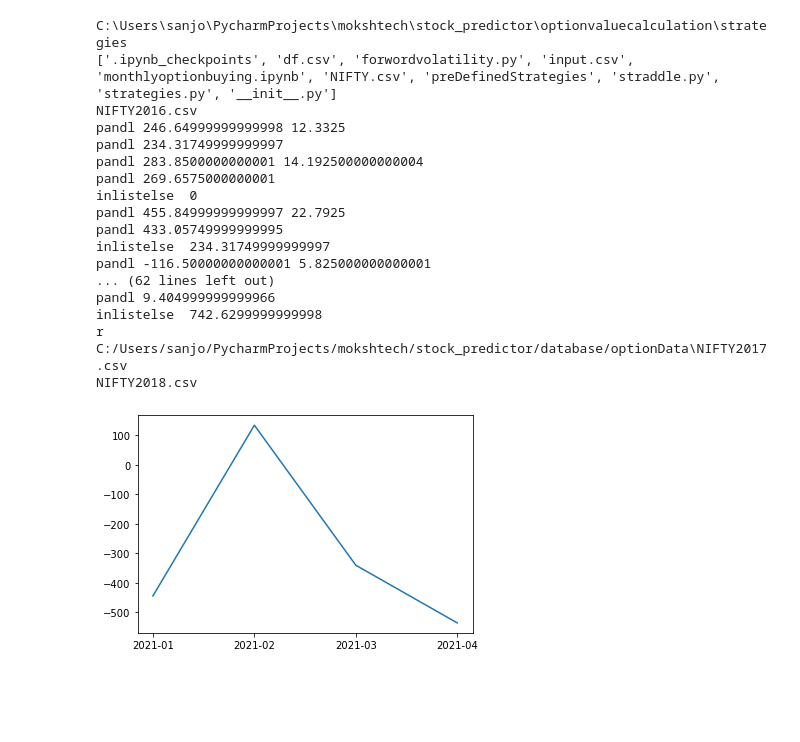
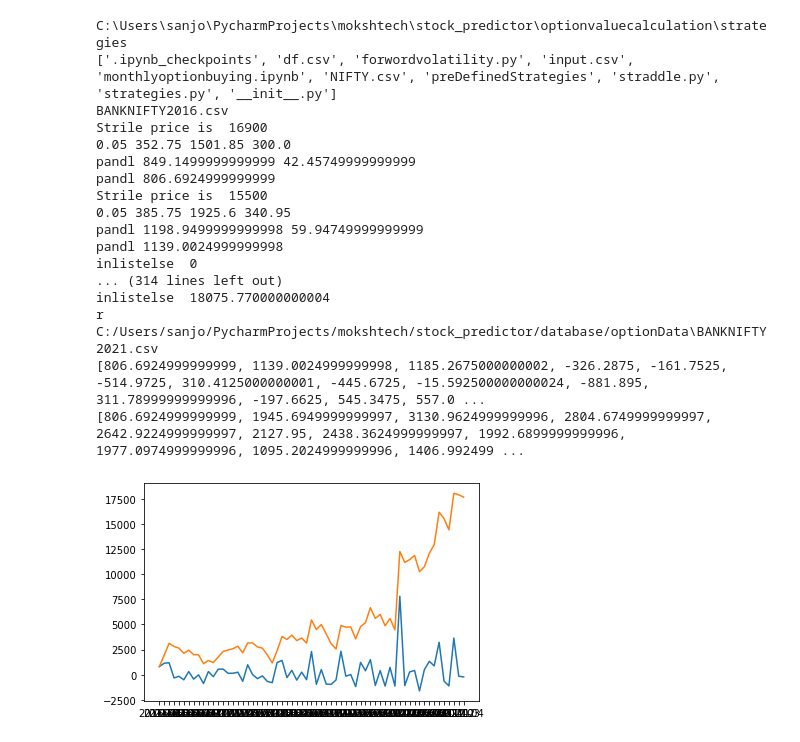
Before and after one commit to SanjotRaibagkar/mokshtech, a Jupyter notebook: stock_predictor/optionvaluecalculation/strategies/monthlyoptionbuying.ipynb, the cells around one changed output. Cells and saved outputs as stored; diff of their text form; code cells hidden in the pictures; blank space fills up the shorter version.

Commit message:
Added weeklyoption buying statergy notebook and some data file

```diff
--- a/stock_predictor/optionvaluecalculation/strategies/monthlyoptionbuying.ipynb
+++ b/stock_predictor/optionvaluecalculation/strategies/monthlyoptionbuying.ipynb
@@ -30,7 +32,7 @@ def getMonthlyExpirtyDate():
 # %%
 print(os.getcwd())
 print(os.listdir())
-symbol = 'NIFTY'
+symbol = 'BANKNIFTY'
 banknifty = pd.DataFrame()
 formatted_banknifyt_df = pd.DataFrame(['Year_month','P&L'])
 month_profit_loss = pd.DataFrame()
@@ -40,6 +42,7 @@ delta = relativedelta(years=+1)
 monthly_expirty_date = getMonthlyExpirtyDate()
 year_month_list =[]
 p_N_L_list =[]
+cum_p_N_L_list =[]
 slipage = 5
 
 try:
@@ -66,7 +69,7 @@ try:
             future_logic_df = group[group['INSTRUMENT']=='FUTIDX']
             future_logic_df = future_logic_df.iloc[[0]]
             strike_price = (future_logic_df['OPEN']- (future_logic_df['OPEN'])%100).astype(int).min()
-            #print("Strile price is ",strike_price)
+            print("Strile price is ",strike_price)
             option_df = group[group['INSTRUMENT']=='OPTIDX']
             option_df = option_df[option_df['STRIKE_PR']==strike_price]
             month_option_df_ce = option_df[option_df['OPTION_TYP'].isin(['CE'])]
@@ -77,20 +80,18 @@ try:
             month_option_df_ce_sell =month_option_df_ce.iloc[[-1]]['CLOSE'].min()
             month_option_df_pe_buy = month_option_df_pe.iloc[[0]]['OPEN'].min()
             month_option_df_pe_sell =month_option_df_pe.iloc[[-1]]['CLOSE'].min()
-            #print(month_option_df_ce_sell,month_option_df_ce_buy,month_option_df_pe_sell,month_option_df_pe_buy)
+            print(month_option_df_ce_sell,month_option_df_ce_buy,month_option_df_pe_sell,month_option_df_pe_buy)
             pandl = (month_option_df_ce_sell-month_option_df_ce_buy)+ (month_option_df_pe_sell-month_option_df_pe_buy)
             print("pandl",pandl,abs(pandl*slipage/100))
             pandl = pandl - abs(pandl*slipage/100)
             print("pandl",pandl)
-            if p_N_L_list:
+            if cum_p_N_L_list:
                 print("inlistelse ",val)
-                val = p_N_L_list[-1]
+                val = cum_p_N_L_list[-1]
 
-            p_N_L_list.append(val+pandl)
-
+            p_N_L_list.append(pandl)
+            cum_p_N_L_list.append(val+pandl)
             year_month_list.append(name)
-           # print( (month_option_df_ce_sell-month_option_df_ce_buy)+ (month_option_df_pe_sell-month_option_df_pe_buy))
-
 
         banknifty= banknifty.append(formatted_banknifyt_df)
         print("r",fname)
@@ -98,33 +99,35 @@ try:
 
     #print(year_month_list)
     print(p_N_L_list)
+    print(cum_p_N_L_list)
     month_profit_loss['Year_month'] = year_month_list
     month_profit_loss['P&L'] = p_N_L_list
+    month_profit_loss['cum_P&L'] = cum_p_N_L_list
     #print(month_profit_loss.head)
 except Exception as error:
     print("File not found {0}".format(error))
 # %% [output]
 C:\Users\sanjo\PycharmProjects\mokshtech\stock_predictor\optionvaluecalculation\strategies
 ['.ipynb_checkpoints', 'df.csv', 'forwordvolatility.py', 'input.csv', 'monthlyoptionbuying.ipynb', 'NIFTY.csv', 'preDefinedStrategies', 'straddle.py', 'strategies.py', '__init__.py']
-NIFTY2016.csv
-pandl 246.64999999999998 12.3325
-pandl 234.31749999999997
-pandl 283.8500000000001 14.192500000000004
-pandl 269.6575000000001
+BANKNIFTY2016.csv
+Strile price is  16900
+0.05 352.75 1501.85 300.0
+pandl 849.1499999999999 42.45749999999999
+pandl 806.6924999999999
+Strile price is  15500
+0.05 385.75 1925.6 340.95
+pandl 1198.9499999999998 59.94749999999999
+pandl 1139.0024999999998
 inlistelse  0
-pandl 455.84999999999997 22.7925
-pandl 433.05749999999995
-inlistelse  234.31749999999997
-pandl -116.50000000000001 5.825000000000001
-... (62 lines left out)
-pandl 9.404999999999966
-inlistelse  742.6299999999998
-r C:/Users/sanjo/PycharmProjects/mokshtech/stock_predictor/database/optionData\NIFTY2017.csv
-NIFTY2018.csv
+... (314 lines left out)
+inlistelse  18075.770000000004
+r C:/Users/sanjo/PycharmProjects/mokshtech/stock_predictor/database/optionData\BANKNIFTY2021.csv
+[806.6924999999999, 1139.0024999999998, 1185.2675000000002, -326.2875, -161.7525, -514.9725, 310.4125000000001, -445.6725, -15.592500000000024, -881.895, 311.78999999999996, -197.6625, 545.3475, 557.0 ...
+[806.6924999999999, 1945.6949999999997, 3130.9624999999996, 2804.6749999999997, 2642.9224999999997, 2127.95, 2438.3624999999997, 1992.6899999999996, 1977.0974999999996, 1095.2024999999996, 1406.992499 ...
 # %%
-plt.plot(month_profit_loss['Year_month'], month_profit_loss['P&L'])
+plt.plot(month_profit_loss['Year_month'], month_profit_loss['P&L'],month_profit_loss['cum_P&L'])
 plt.show()
 #print(month_profit_loss)
 #print(month_profit_loss.sum())
 # %% [output]
-[figure, old version]
+[figure, new version]
```
Also changed, not shown: parts of 2 cells of this notebook, 6 other files.
